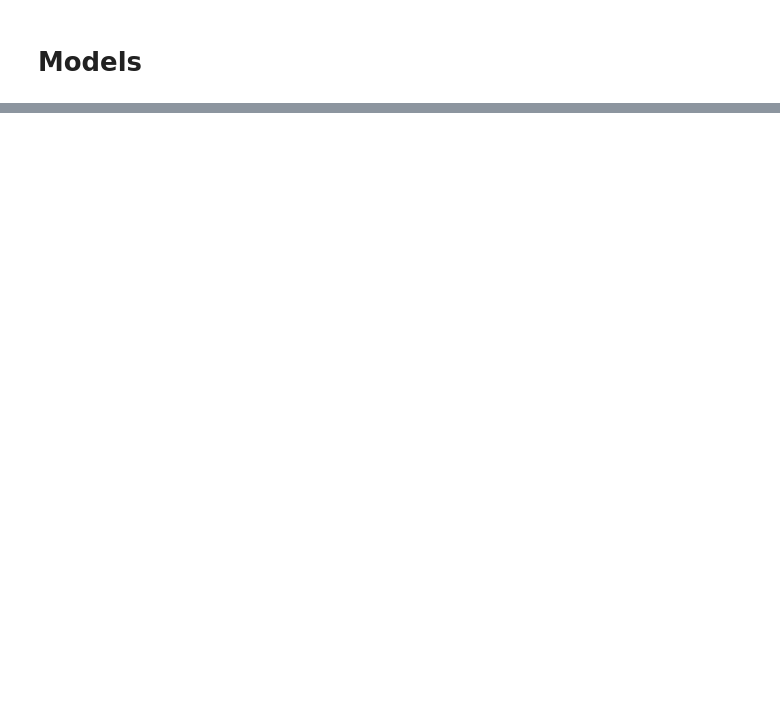
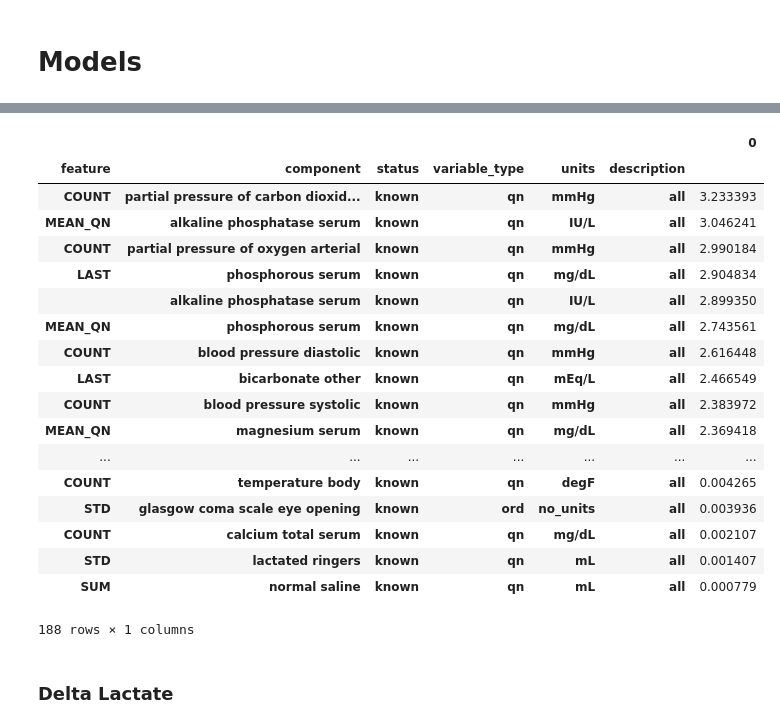
Before and after one commit to jgenk/icu_ml, a Jupyter notebook: 8_All_Data.ipynb, the cells around one changed output, grey strips where cells are left out. Saved outputs shown, nothing was run; the diff lists cells and outputs as text; code cells hidden in the pictures; blank space fills up the shorter version.

```diff
--- a/8_All_Data.ipynb
+++ b/8_All_Data.ipynb
@@ -440,0 +594,24 @@ df_fill_frac.sort_values().to_frame()
+# %%
+pd.Series(lin_reg.coef_,index=X_next_no_lac_known.columns).abs().sort_values(ascending=False).to_frame()
+# %% [output]
+|  |  |  |  |  |  | 0 |
+| feature | component | status | variable_type | units | description |  |
+| COUNT | partial pressure of carbon dioxid... | known | qn | mmHg | all | 3.233393 |
+| MEAN_QN | alkaline phosphatase serum | known | qn | IU/L | all | 3.046241 |
+| COUNT | partial pressure of oxygen arterial | known | qn | mmHg | all | 2.990184 |
+| LAST | phosphorous serum | known | qn | mg/dL | all | 2.904834 |
+|  | alkaline phosphatase serum | known | qn | IU/L | all | 2.899350 |
+| MEAN_QN | phosphorous serum | known | qn | mg/dL | all | 2.743561 |
+| COUNT | blood pressure diastolic | known | qn | mmHg | all | 2.616448 |
+| LAST | bicarbonate other | known | qn | mEq/L | all | 2.466549 |
+| COUNT | blood pressure systolic | known | qn | mmHg | all | 2.383972 |
+| MEAN_QN | magnesium serum | known | qn | mg/dL | all | 2.369418 |
+| ... | ... | ... | ... | ... | ... | ... |
+| COUNT | temperature body | known | qn | degF | all | 0.004265 |
+| STD | glasgow coma scale eye opening | known | ord | no_units | all | 0.003936 |
+| COUNT | calcium total serum | known | qn | mg/dL | all | 0.002107 |
+| STD | lactated ringers | known | qn | mL | all | 0.001407 |
+| SUM | normal saline | known | qn | mL | all | 0.000779 |
+188 rows × 1 columns
+# %% [markdown]
+### Delta Lactate
```
Also changed, not shown: parts of 91 cells of this notebook, 4 other files.
